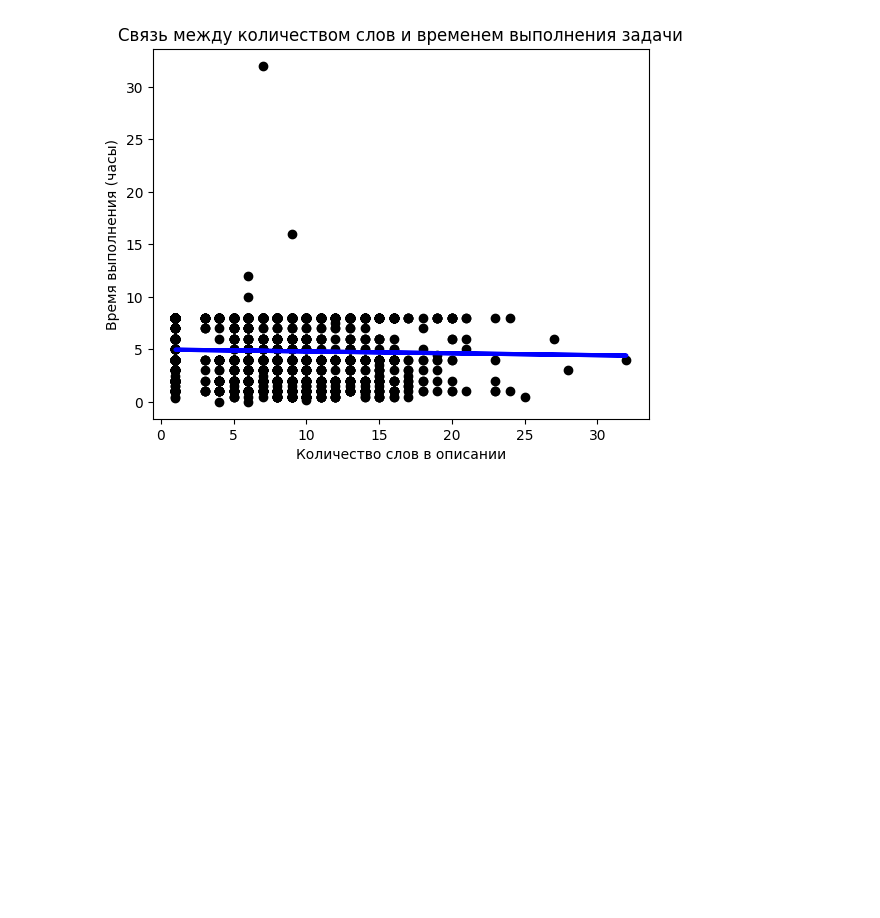
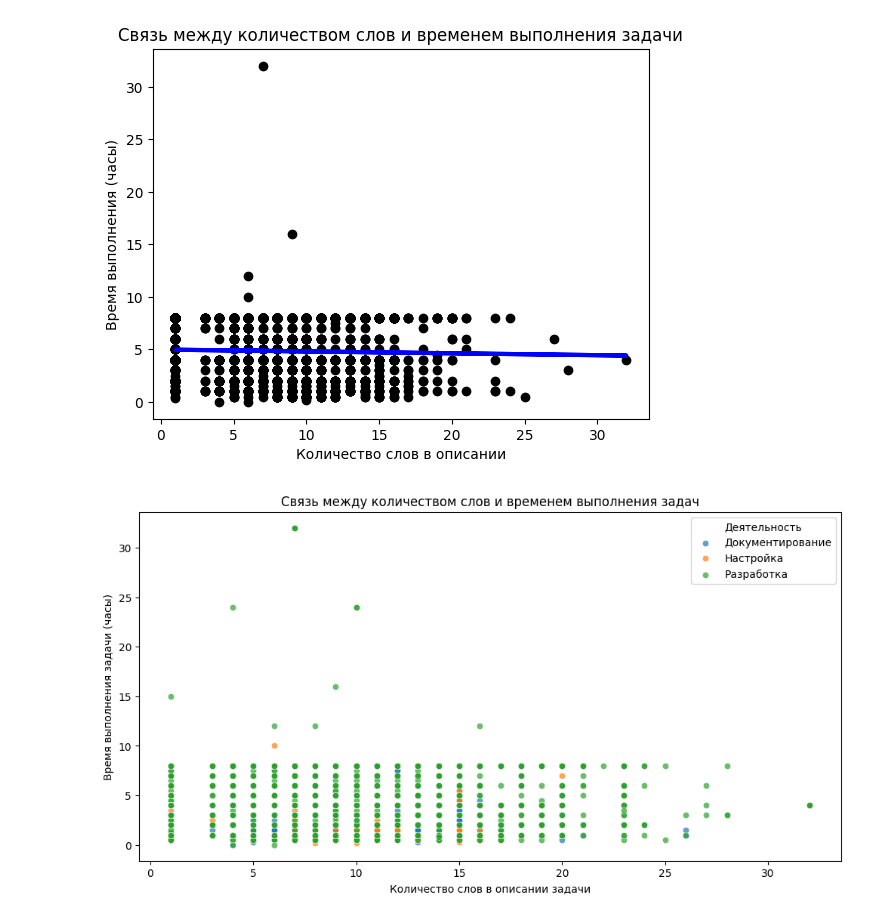
Before and after one commit to SofiFairyTell/BigData, a Jupyter notebook: Person.ipynb, the cells around one changed output. Drawn from its saved outputs; the diff is of its cells as text; code cells hidden in the pictures; blank space fills up the shorter version.

```diff
--- a/Person.ipynb
+++ b/Person.ipynb
@@ -668,3 +668,38 @@ plt.savefig('connection_'+'.png', dpi=300, bbox_inches='tight')
 # %% [output]
 Mean Squared Error: 7.826408101480227
 [figure]
+# %%
+import pandas as pd
+import seaborn as sns
+import matplotlib.pyplot as plt
+
+# Загрузка данных
+df = pd.read_csv('timelog_with_project_code.csv')  # Укажите фактический путь к вашему файлу
+
+# Рассчитываем количество слов в описании задачи
+df['Количество слов'] = df['Задача'].apply(lambda x: len(str(x).split()))
+
+# Замена запятых на точки и преобразование в числовой формат
+df['час(а,ов)'] = df['час(а,ов)'].str.replace(',', '.').astype(float)
+# Выбираем нужные признаки
+features = ['Количество слов', 'час(а,ов)', 'Деятельность']
+df_selected = df[features]
+
+# Разделяем данные на три группы в зависимости от направления задачи
+grouped_data = df_selected.groupby('Деятельность')
+
+# Строим график для каждой группы
+plt.figure(figsize=(12, 6))
+for name, group in grouped_data:
+    sns.scatterplot(x='Количество слов', y='час(а,ов)', data=group, label=name, alpha=0.7)
+
+# Настраиваем график
+plt.title('Связь между количеством слов и временем выполнения задач')
+plt.xlabel('Количество слов в описании задачи')
+plt.ylabel('Время выполнения задачи (часы)')
+plt.legend(title='Деятельность')
+
+# Отображаем график
+plt.show()
+# %% [output]
+[figure, added]
```
Also changed, not shown: parts of 2 cells of this notebook, 1 other file.
